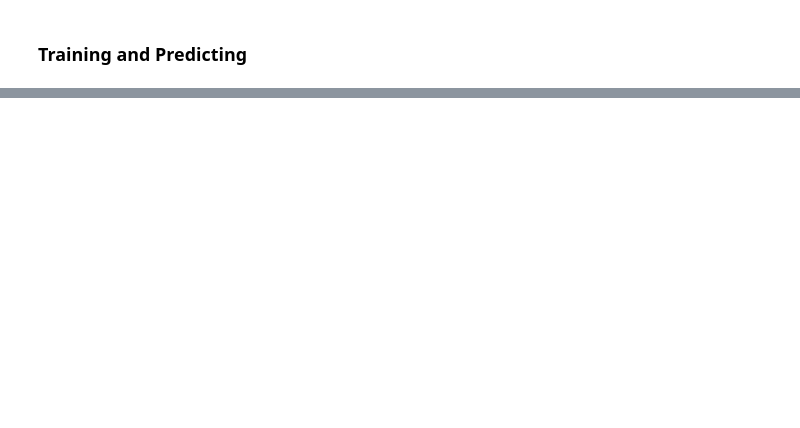
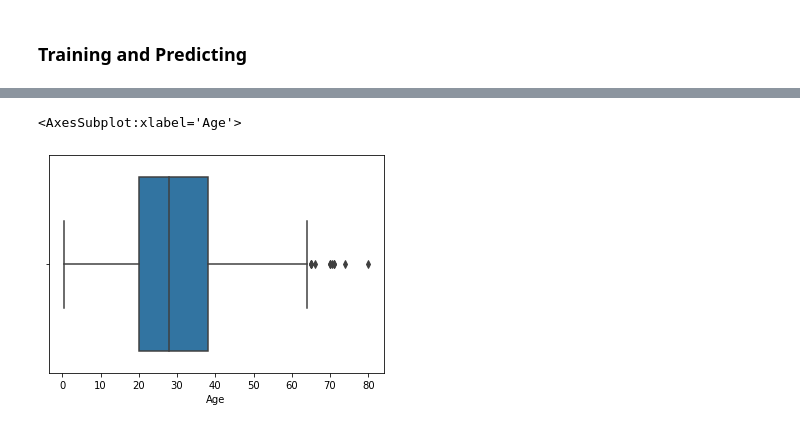
Before and after one commit to chinna-pro/Deep-Learning-NLP-Project, a Jupyter notebook: Project 1.ipynb, the cells around one changed output, grey strips where cells are left out. Cells and saved outputs as stored; diff of their text form; code cells hidden in the pictures; blank space fills up the shorter version.

```diff
--- a/Project 1.ipynb
+++ b/Project 1.ipynb
@@ -396,0 +426,5 @@ accuracy
+# %%
+sns.boxplot('Age',data=df)
+# %% [output]
+<AxesSubplot:xlabel='Age'>
+[figure, added]
```
Also changed, not shown: parts of 122 cells of this notebook.
